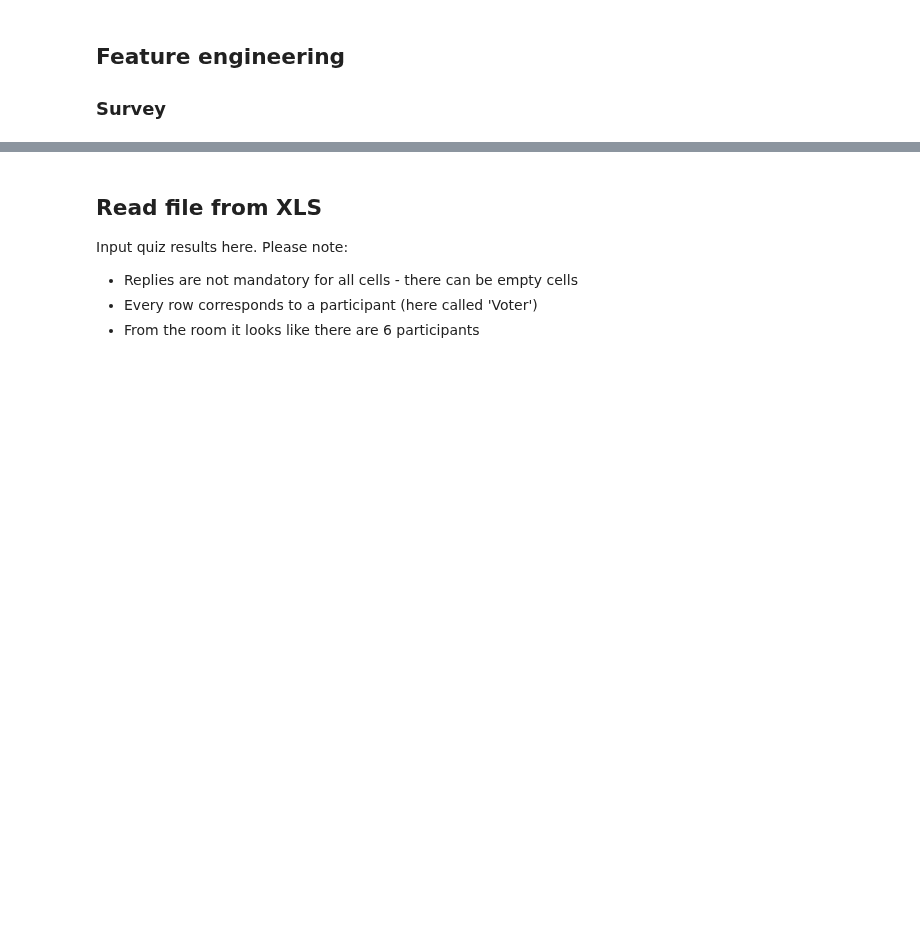
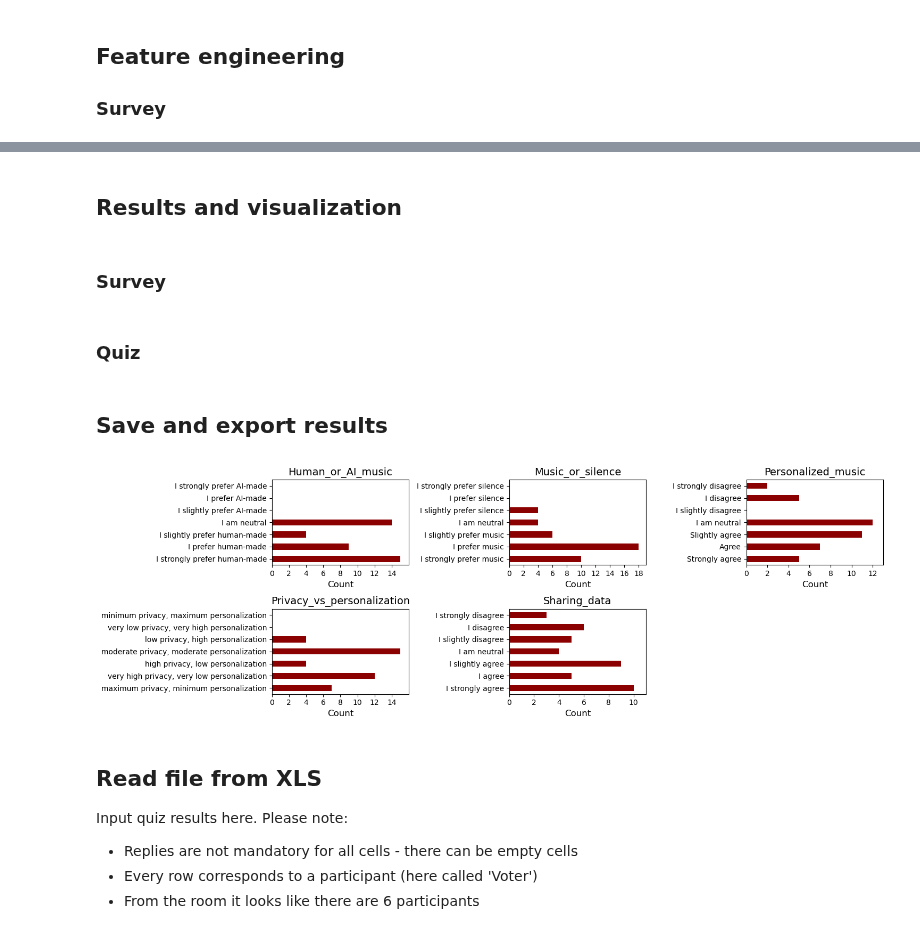
Before and after one commit to emmenru/Music-AI-workshop, a Jupyter notebook: AI-music-workshop.ipynb, the cells around one changed output, grey strips where cells are left out. Saved outputs shown, nothing was run; the diff lists cells and outputs as text; code cells hidden in the pictures; blank space fills up the shorter version.

```diff
--- a/AI-music-workshop.ipynb
+++ b/AI-music-workshop.ipynb
@@ -260,6 +266,6 @@ Time                          0
 dtype: int64
 # %%
 # There is a NaN in the Age column, remove this line
-df_survey.isna().sum() # One missing value in Age column
-df_survey.dropna(subset=['Age'], inplace=True)
-df_survey.isna().sum()
+#df_survey.isna().sum() # One missing value in Age column
+#df_survey.dropna(subset=['Age'], inplace=True)
+#df_survey.isna().sum()
@@ -277,0 +272,6 @@ dtype: int64
+# %%
+# Create a mask for rows to keep, if any ids need to be removed
+#mask = (df_survey['id'] != 'fi3trcsuvu') & (df_survey['id'] != 'xerby9dknu') &  (df_survey['id'] != '3cshmhe4pk')
+#df_survey_filtered = df_survey[mask]
+df_survey_filtered = df_survey
+print('Total number of participants: ', df_survey_filtered['id'].nunique())
@@ -379,13 +360,0 @@ df_survey
-# %%
-# Create a mask for rows to keep
-# Remove test data
-mask = (df_survey['id'] != 'fi3trcsuvu') & (df_survey['id'] != 'xerby9dknu') &  (df_survey['id'] != '3cshmhe4pk')
-
-# Filter the DataFrame using the mask
-df_survey_filtered = df_survey[mask]
-
-new_column_names = ['id', 'Occupation', 'Age', 'Gender', 'Human_or_AI_music', 'Music_or_silence', 'Personalized_music', 'Privacy_vs_personalization', 'Sharing_data', 'Time']
-df_survey_filtered.columns = new_column_names
-df_survey_filtered
-
-print('Total number of participants: ', df_survey_filtered['id'].nunique())
@@ -392 +373,9 @@ print('Total number of participants: ', df_survey_filtered['id'].nunique())
+# %% [markdown]
+## Results and visualization
+# %% [markdown]
+### Survey
+# %% [markdown]
+### Quiz
+# %% [markdown]
+## Save and export results
 # %%
@@ -397,36 +385,37 @@ columns_to_plot = df_survey_filtered.columns[4:9]
 if not os.path.exists('plots/survey'):
     os.makedirs('plots/survey')
 
 # Create a figure with 2 rows and 3 columns
 fig, axes = plt.subplots(nrows=2, ncols=3, figsize=(15, 5))  # Adjust figsize as needed
 
 # Flatten the axes array for easier indexing
 axes = axes.flatten()
 
 # Iterate over columns and plot in separate subplots
 for i, col in enumerate(columns_to_plot):
     ax = axes[i]
-    value_counts = df_survey_filtered[col].value_counts().sort_values(ascending=True)
+    #value_counts = df_survey_filtered[col].value_counts().sort_values(ascending=True)
+    value_counts = df_survey_filtered[col].value_counts().sort_index()  # sort_index to maintain the categorical order
     value_counts.plot(kind='barh', ax=ax, color='darkred')
 
     ax.set_xlabel('Count', fontsize=12)
     ax.set_ylabel('', fontsize=12)
     ax.set_title(f'{col}', fontsize=14)
     ax.set_xticks(range(0, int(value_counts.max()) + 1, 2))
     ax.set_xlim(0, int(value_counts.max()) + 1)
 
 # Remove any extra subplots (if necessary)
 for i in range(len(columns_to_plot), len(axes)):
     fig.delaxes(axes[i])
 
 # Adjust layout
 plt.tight_layout()
 # Save the figure
 plt.savefig('plots/survey/survey_results.png', dpi=300, bbox_inches='tight')
 # Display the plot
 plt.show()
-
-# This should ideally be reordered in the way that the scales were presented
+# %% [output]
+[figure, added]
 # %%
 # Perform statistical analysis of this data
 # Separate tests per question
```
Also changed, not shown: parts of 20 cells of this notebook, 2 other files.
